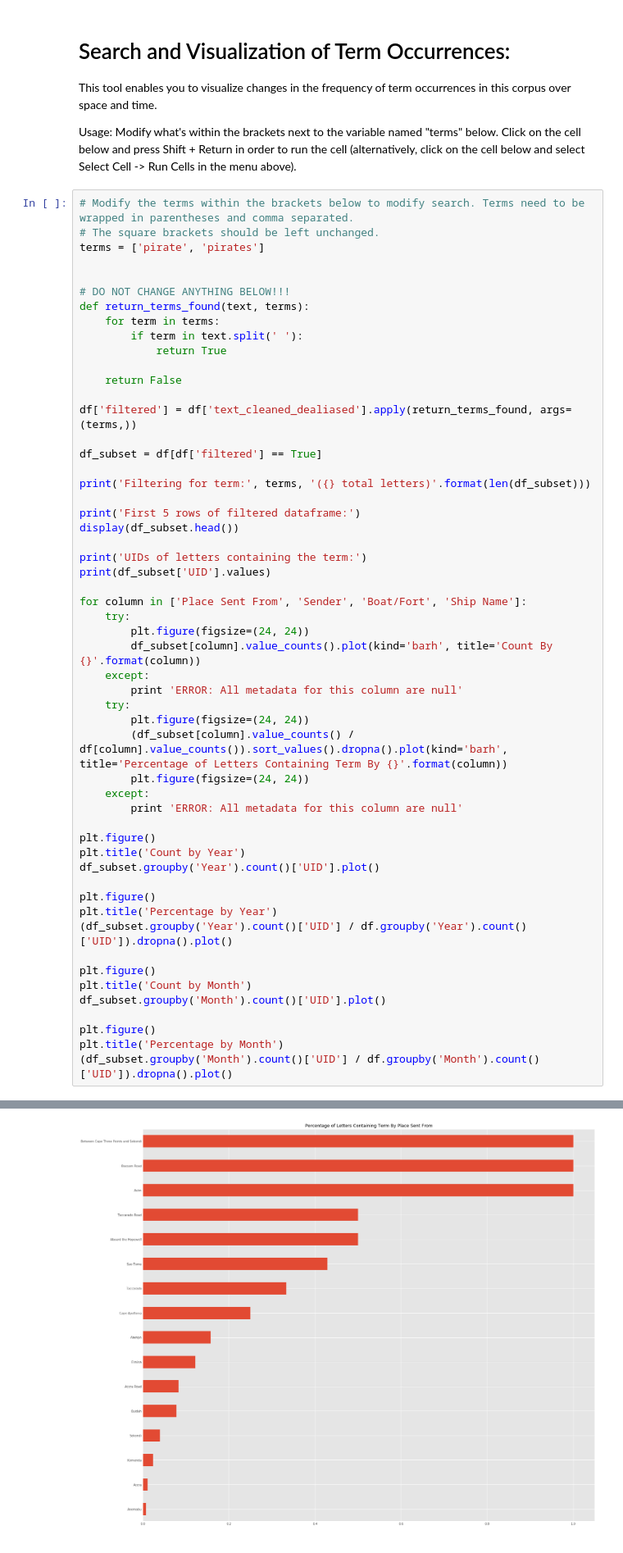
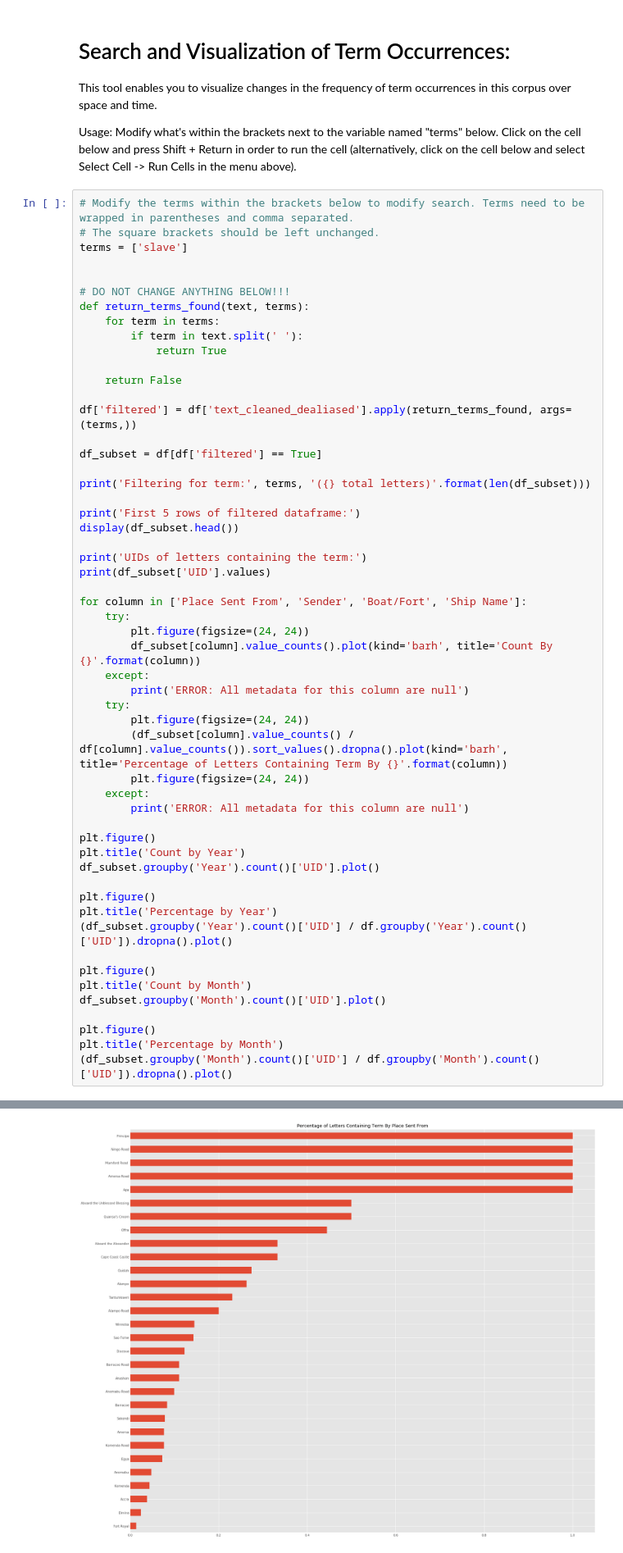
Before and after one commit to xueharry/RAC, a Jupyter notebook: Interactive-Search.ipynb, the cells around one changed output, grey strips where cells are left out. Shown at 82% size. Saved outputs shown, nothing was run; the diff lists cells and outputs as text.

```diff
--- a/Interactive-Search.ipynb
+++ b/Interactive-Search.ipynb
@@ -21,7 +21,7 @@ Usage: Modify what's within the brackets next to the variable named "terms" belo
 # %%
 # Modify the terms within the brackets below to modify search. Terms need to be wrapped in parentheses and comma separated.
 # The square brackets should be left unchanged.
-terms = ['pirate', 'pirates']
+terms = ['slave']
 
 
 # DO NOT CHANGE ANYTHING BELOW!!!
@@ -49,13 +49,13 @@ for column in ['Place Sent From', 'Sender', 'Boat/Fort', 'Ship Name']:
         plt.figure(figsize=(24, 24))
         df_subset[column].value_counts().plot(kind='barh', title='Count By {}'.format(column))
     except:
-        print 'ERROR: All metadata for this column are null'
+        print('ERROR: All metadata for this column are null')
     try:
         plt.figure(figsize=(24, 24))
         (df_subset[column].value_counts() / df[column].value_counts()).sort_values().dropna().plot(kind='barh', title='Percentage of Letters Containing Term By {}'.format(column))
         plt.figure(figsize=(24, 24))
     except:
-        print 'ERROR: All metadata for this column are null'
+        print('ERROR: All metadata for this column are null')
 
 plt.figure()
 plt.title('Count by Year')
@@ -92,2 +104,2 @@ UIDs of letters containing the term:
-[figure, old version]
+[figure, new version]
 <matplotlib.figure.Figure at 0x...>
```
Also changed, not shown: parts of 1 cell of this notebook.
